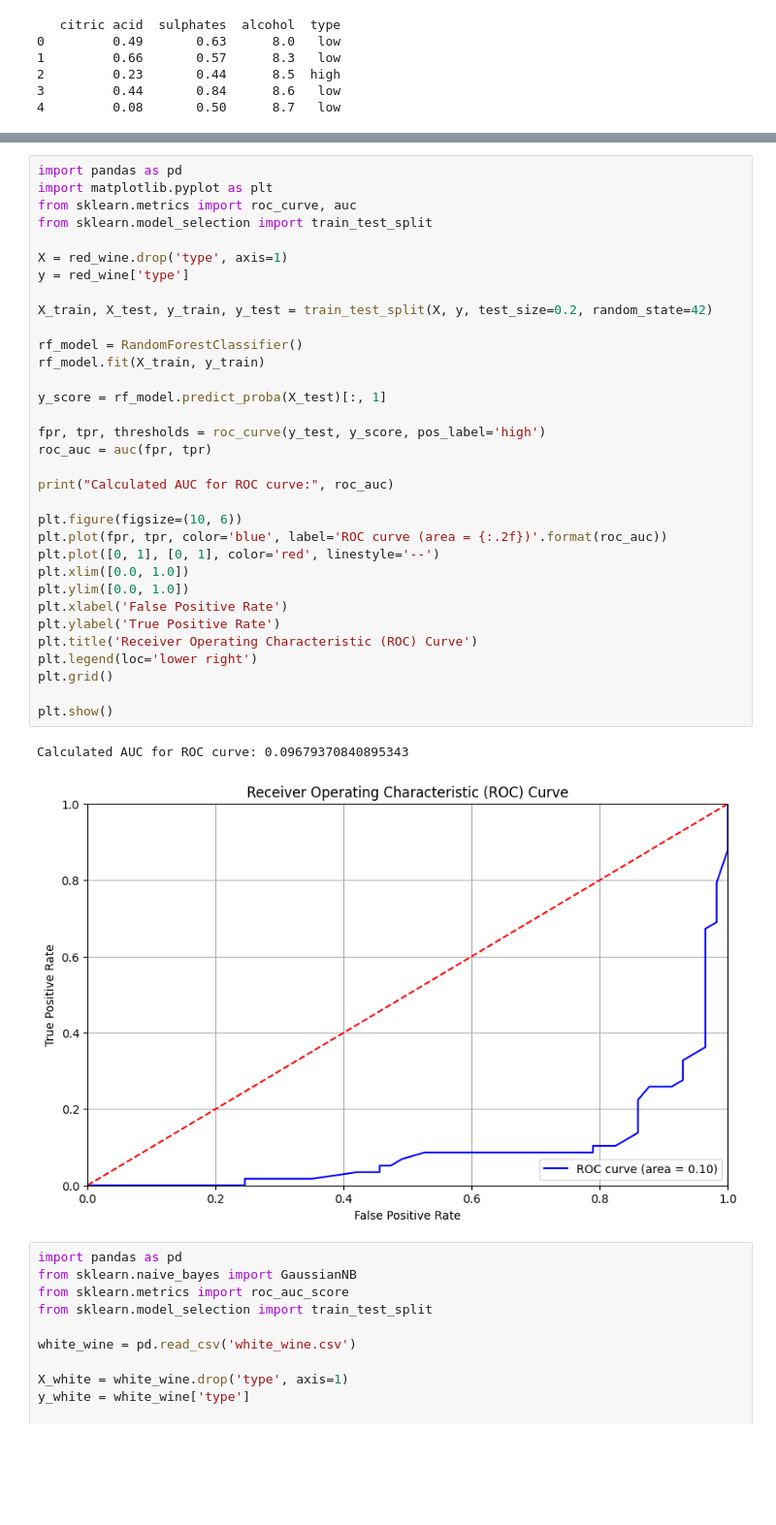
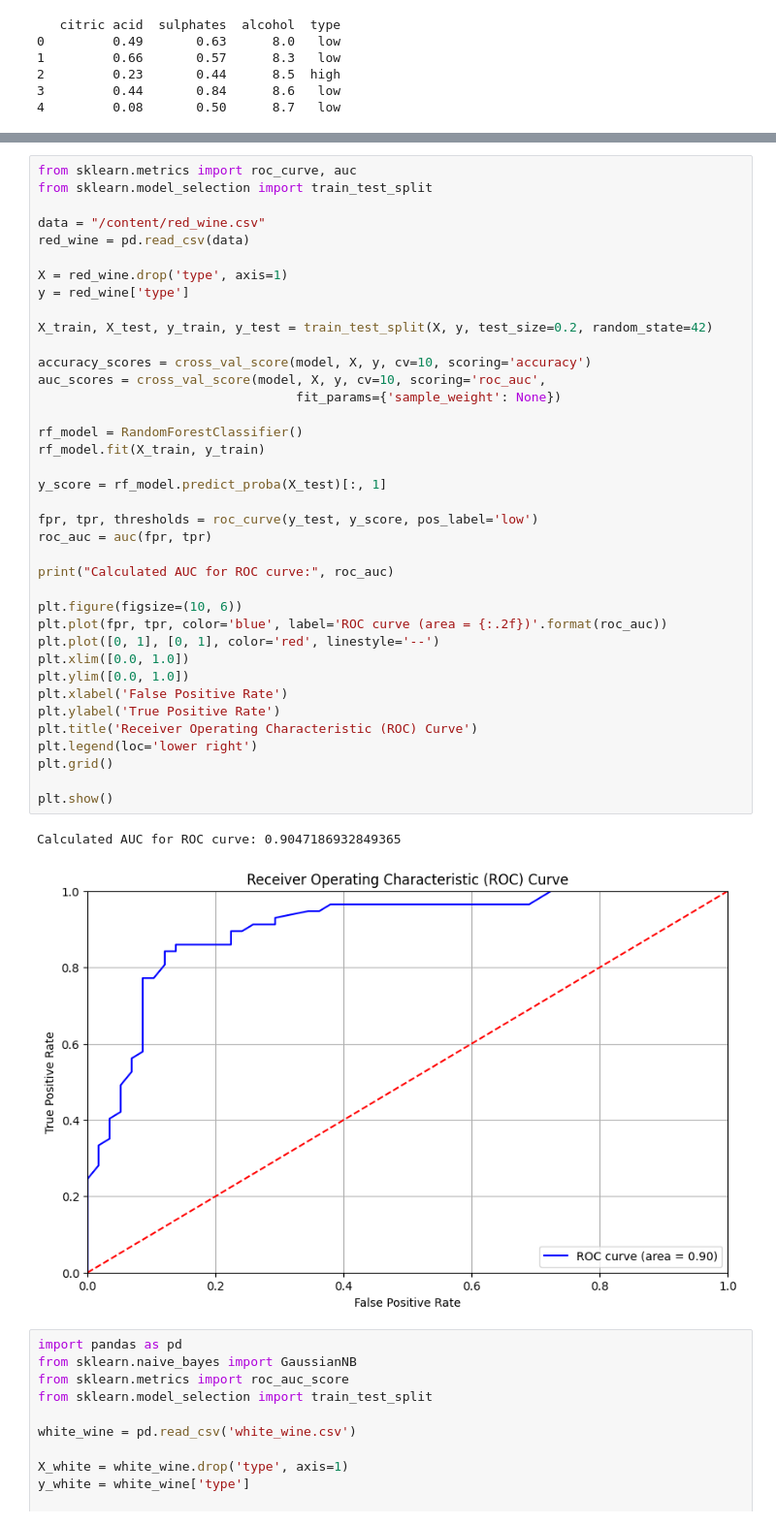
Before and after one commit to AswinKumar1/Data-mining---Labs, a Jupyter notebook: Homework/Homework_2/IS_733_Homework_2_XO29618.ipynb, the cells around one changed output, grey strips where cells are left out. Shown at 97% size. Saved outputs shown, nothing was run; the diff lists cells and outputs as text; blank space fills up the shorter version.

```diff
--- a/Homework/Homework_2/IS_733_Homework_2.ipynb
+++ b/Homework/Homework_2/IS_733_Homework_2_XO29618.ipynb
@@ -136,39 +136,44 @@ print(results_df)
 # %%
-import pandas as pd
-import matplotlib.pyplot as plt
 from sklearn.metrics import roc_curve, auc
 from sklearn.model_selection import train_test_split
+
+data = "/content/red_wine.csv"
+red_wine = pd.read_csv(data)
 
 X = red_wine.drop('type', axis=1)
 y = red_wine['type']
 
 X_train, X_test, y_train, y_test = train_test_split(X, y, test_size=0.2, random_state=42)
 
+accuracy_scores = cross_val_score(model, X, y, cv=10, scoring='accuracy')
+auc_scores = cross_val_score(model, X, y, cv=10, scoring='roc_auc',
+                                  fit_params={'sample_weight': None})
+
 rf_model = RandomForestClassifier()
 rf_model.fit(X_train, y_train)
 
 y_score = rf_model.predict_proba(X_test)[:, 1]
 
-fpr, tpr, thresholds = roc_curve(y_test, y_score, pos_label='high')
+fpr, tpr, thresholds = roc_curve(y_test, y_score, pos_label='low')
 roc_auc = auc(fpr, tpr)
 
 print("Calculated AUC for ROC curve:", roc_auc)
 
 plt.figure(figsize=(10, 6))
 plt.plot(fpr, tpr, color='blue', label='ROC curve (area = {:.2f})'.format(roc_auc))
 plt.plot([0, 1], [0, 1], color='red', linestyle='--')
 plt.xlim([0.0, 1.0])
 plt.ylim([0.0, 1.0])
 plt.xlabel('False Positive Rate')
 plt.ylabel('True Positive Rate')
 plt.title('Receiver Operating Characteristic (ROC) Curve')
 plt.legend(loc='lower right')
 plt.grid()
 
 plt.show()
 # %% [output]
-Calculated AUC for ROC curve: 0.09679370840895343
+Calculated AUC for ROC curve: 0.9047186932849365
-[figure, old version]
+[figure, new version]
 # %%
 import pandas as pd
 from sklearn.naive_bayes import GaussianNB
```
Also changed, not shown: parts of 1 cell of this notebook.
